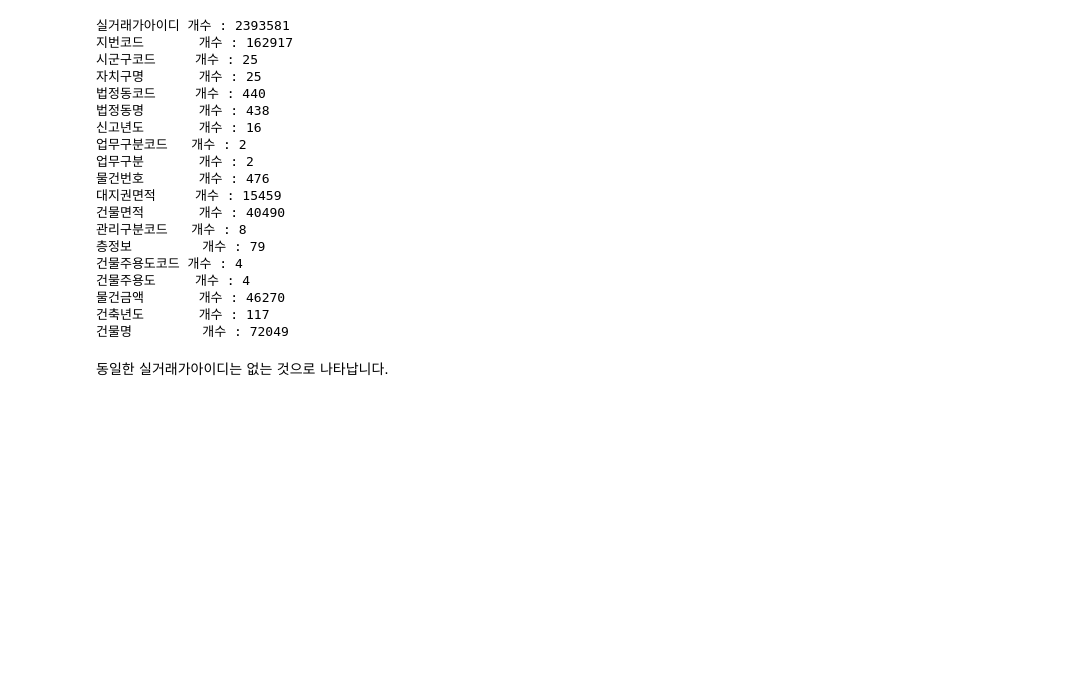
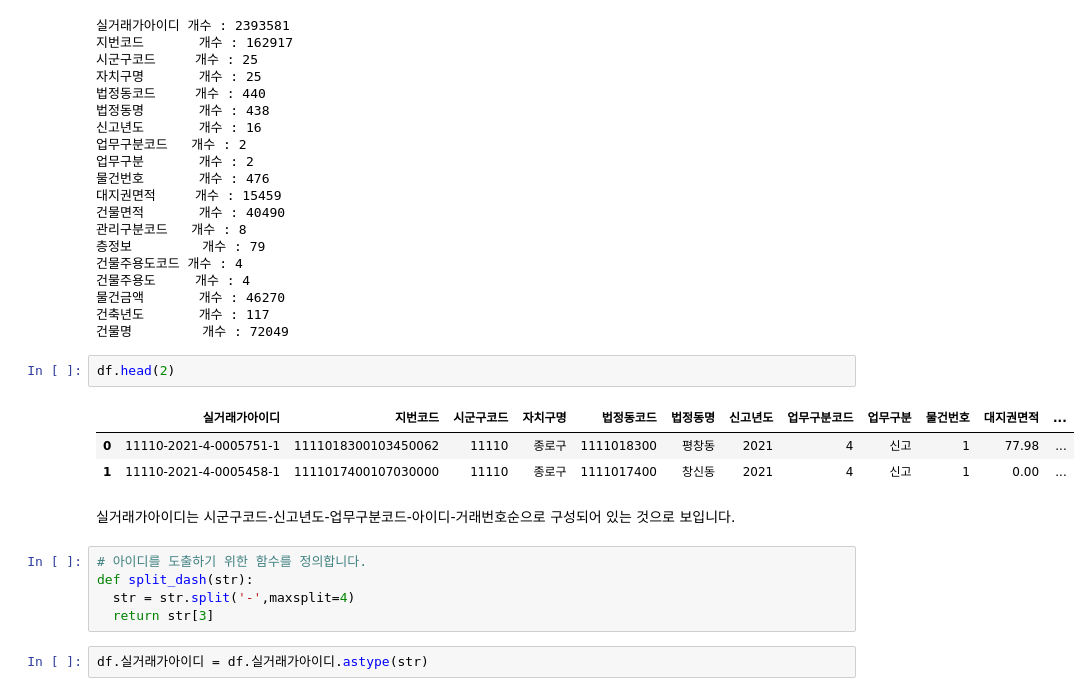
Before and after one commit to MinsooKwak/real_estate, a Jupyter notebook: real_estate_data.ipynb, the cells around one changed output. Saved outputs shown, nothing was run; the diff lists cells and outputs as text; blank space fills up the shorter version.

```diff
--- a/real_estate_data.ipynb
+++ b/real_estate_data.ipynb
@@ -200,5 +200,18 @@ print(f'건물명         개수 : {df.건물명.nunique()}')
 물건금액       개수 : 46270
 건축년도       개수 : 117
 건물명         개수 : 72049
-# %% [markdown]
-동일한 실거래가아이디는 없는 것으로 나타납니다.
+# %%
+df.head(2)
+# %% [output]
+|  | 실거래가아이디 | 지번코드 | 시군구코드 | 자치구명 | 법정동코드 | 법정동명 | 신고년도 | 업무구분코드 | 업무구분 | 물건번호 | 대지권면적 | ... |
+| 0 | 11110-2021-4-0005751-1 | 1111018300103450062 | 11110 | 종로구 | 1111018300 | 평창동 | 2021 | 4 | 신고 | 1 | 77.98 | ... |
+| 1 | 11110-2021-4-0005458-1 | 1111017400107030000 | 11110 | 종로구 | 1111017400 | 창신동 | 2021 | 4 | 신고 | 1 | 0.00 | ... |
+# %% [markdown]
+실거래가아이디는 시군구코드-신고년도-업무구분코드-아이디-거래번호순으로 구성되어 있는 것으로 보입니다.
+# %%
+# 아이디를 도출하기 위한 함수를 정의합니다.
+def split_dash(str):
+  str = str.split('-',maxsplit=4)
+  return str[3]
+# %%
+df.실거래가아이디 = df.실거래가아이디.astype(str)
```
Also changed, not shown: parts of 9 cells of this notebook.
